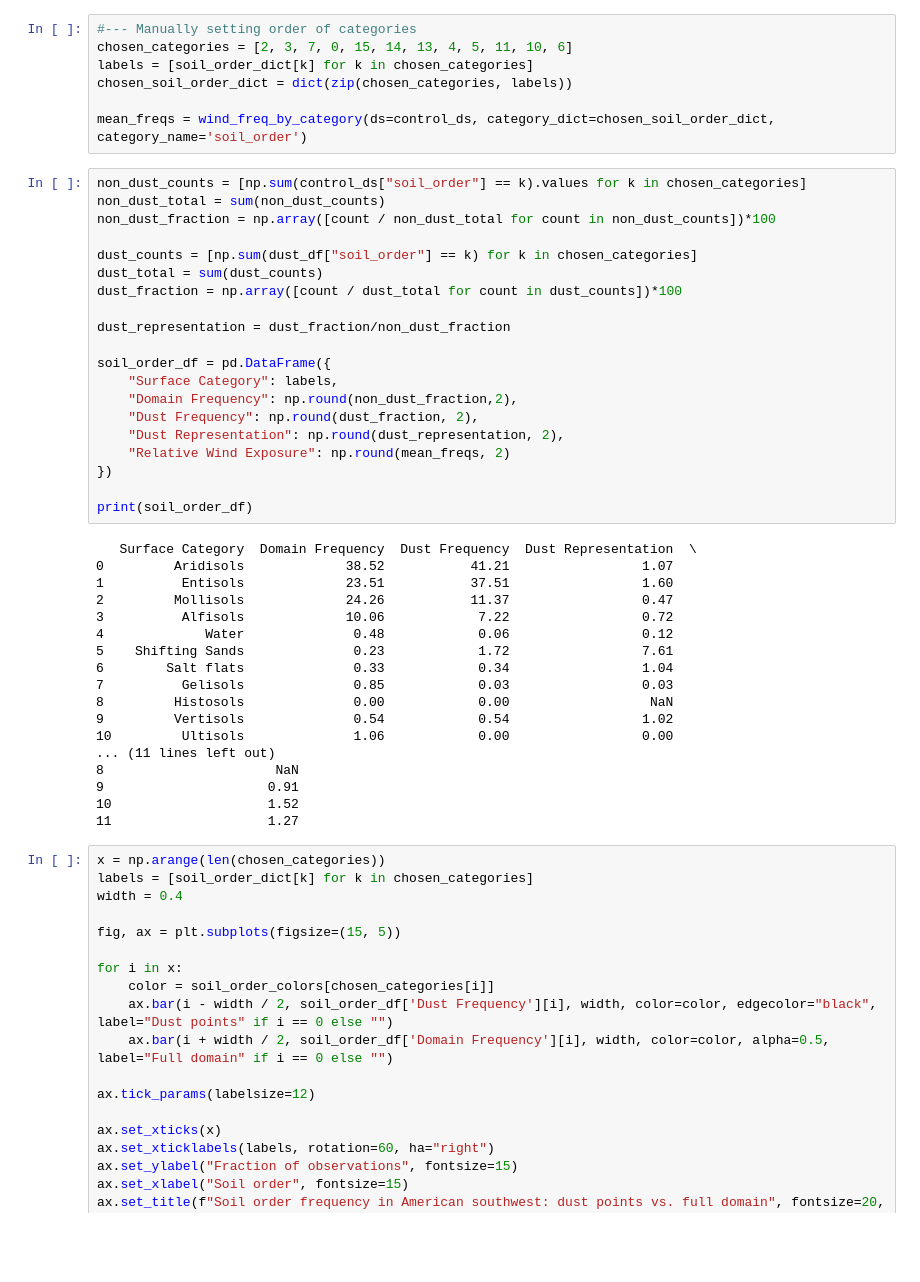
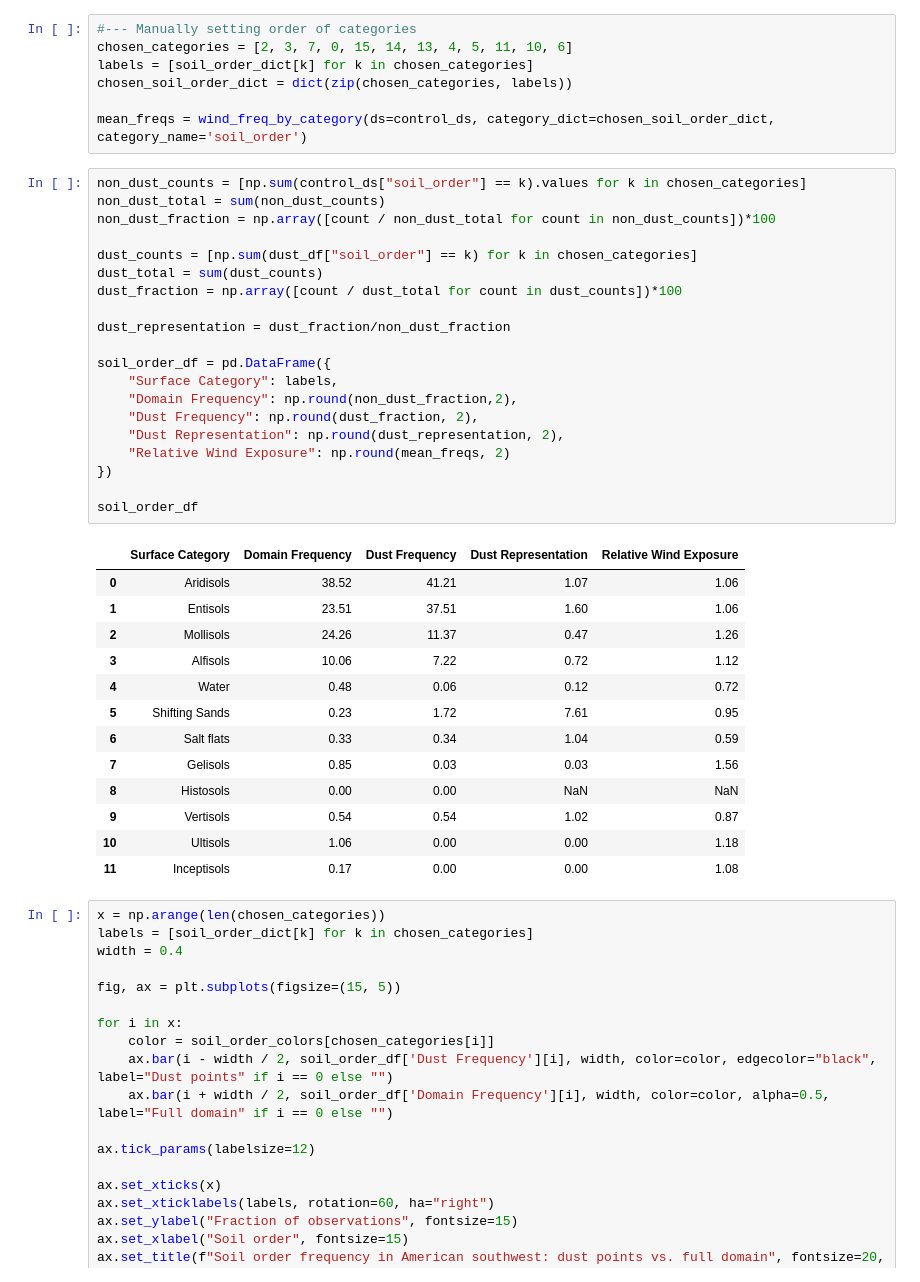
Before and after one commit to jesseturner/WLDAS_Analysis, a Jupyter notebook: ANALYSIS_bar_charts.ipynb, the cells around one changed output. Saved outputs shown, nothing was run; the diff lists cells and outputs as text; blank space fills up the shorter version.

```diff
--- a/ANALYSIS_bar_charts.ipynb
+++ b/ANALYSIS_bar_charts.ipynb
@@ -226,41 +223,37 @@ mean_freqs = wind_freq_by_category(ds=control_ds, category_dict=chosen_soil_orde
 # %%
 non_dust_counts = [np.sum(control_ds["soil_order"] == k).values for k in chosen_categories]
 non_dust_total = sum(non_dust_counts)
 non_dust_fraction = np.array([count / non_dust_total for count in non_dust_counts])*100
 
 dust_counts = [np.sum(dust_df["soil_order"] == k) for k in chosen_categories]
 dust_total = sum(dust_counts)
 dust_fraction = np.array([count / dust_total for count in dust_counts])*100
 
 dust_representation = dust_fraction/non_dust_fraction
 
 soil_order_df = pd.DataFrame({
     "Surface Category": labels,
     "Domain Frequency": np.round(non_dust_fraction,2),
     "Dust Frequency": np.round(dust_fraction, 2),
     "Dust Representation": np.round(dust_representation, 2),
     "Relative Wind Exposure": np.round(mean_freqs, 2)
 })
 
-print(soil_order_df)
+soil_order_df
 # %% [output]
-   Surface Category  Domain Frequency  Dust Frequency  Dust Representation  \
-0         Aridisols             38.52           41.21                 1.07
-1          Entisols             23.51           37.51                 1.60
-2         Mollisols             24.26           11.37                 0.47
-3          Alfisols             10.06            7.22                 0.72
-4             Water              0.48            0.06                 0.12
-5    Shifting Sands              0.23            1.72                 7.61
-6        Salt flats              0.33            0.34                 1.04
-7          Gelisols              0.85            0.03                 0.03
-8         Histosols              0.00            0.00                  NaN
-9         Vertisols              0.54            0.54                 1.02
-10         Ultisols              1.06            0.00                 0.00
-... (11 lines left out)
-8                      NaN
-9                     0.91
-10                    1.52
-11                    1.27
+|  | Surface Category | Domain Frequency | Dust Frequency | Dust Representation | Relative Wind Exposure |
+| 0 | Aridisols | 38.52 | 41.21 | 1.07 | 1.06 |
+| 1 | Entisols | 23.51 | 37.51 | 1.60 | 1.06 |
+| 2 | Mollisols | 24.26 | 11.37 | 0.47 | 1.26 |
+| 3 | Alfisols | 10.06 | 7.22 | 0.72 | 1.12 |
+| 4 | Water | 0.48 | 0.06 | 0.12 | 0.72 |
+| 5 | Shifting Sands | 0.23 | 1.72 | 7.61 | 0.95 |
+| 6 | Salt flats | 0.33 | 0.34 | 1.04 | 0.59 |
+| 7 | Gelisols | 0.85 | 0.03 | 0.03 | 1.56 |
+| 8 | Histosols | 0.00 | 0.00 | NaN | NaN |
+| 9 | Vertisols | 0.54 | 0.54 | 1.02 | 0.87 |
+| 10 | Ultisols | 1.06 | 0.00 | 0.00 | 1.18 |
+| 11 | Inceptisols | 0.17 | 0.00 | 0.00 | 1.08 |
 # %%
 x = np.arange(len(chosen_categories))
 labels = [soil_order_dict[k] for k in chosen_categories]
```
Also changed, not shown: parts of 4 cells of this notebook, 1 other file.
